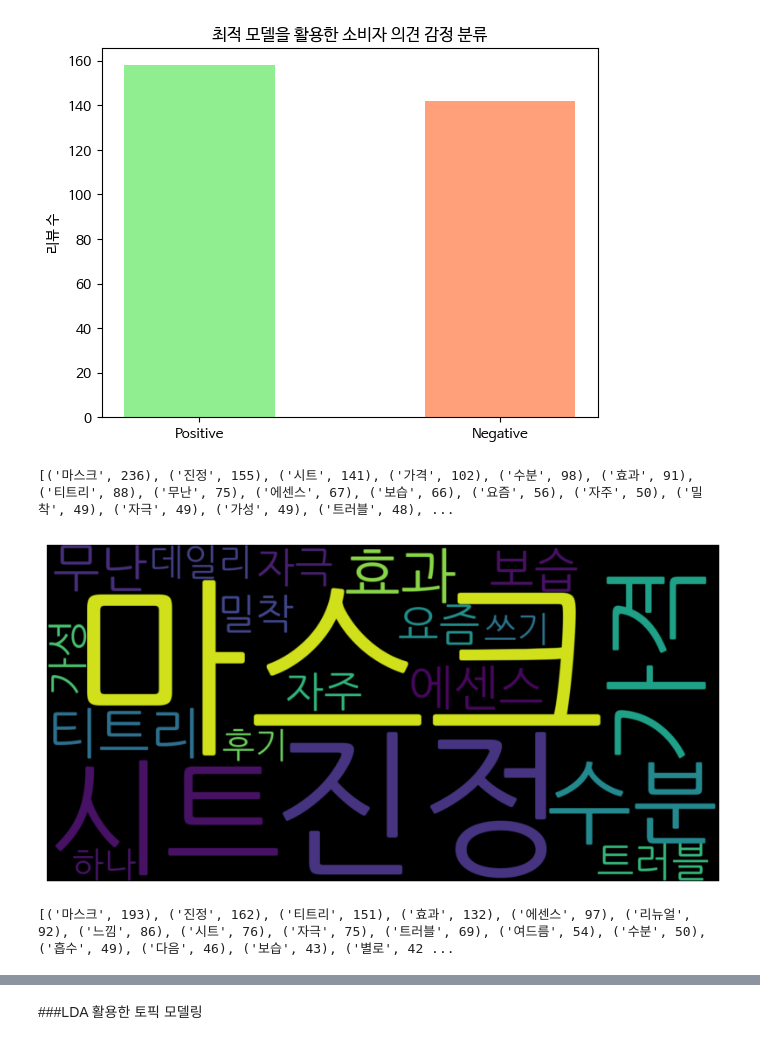
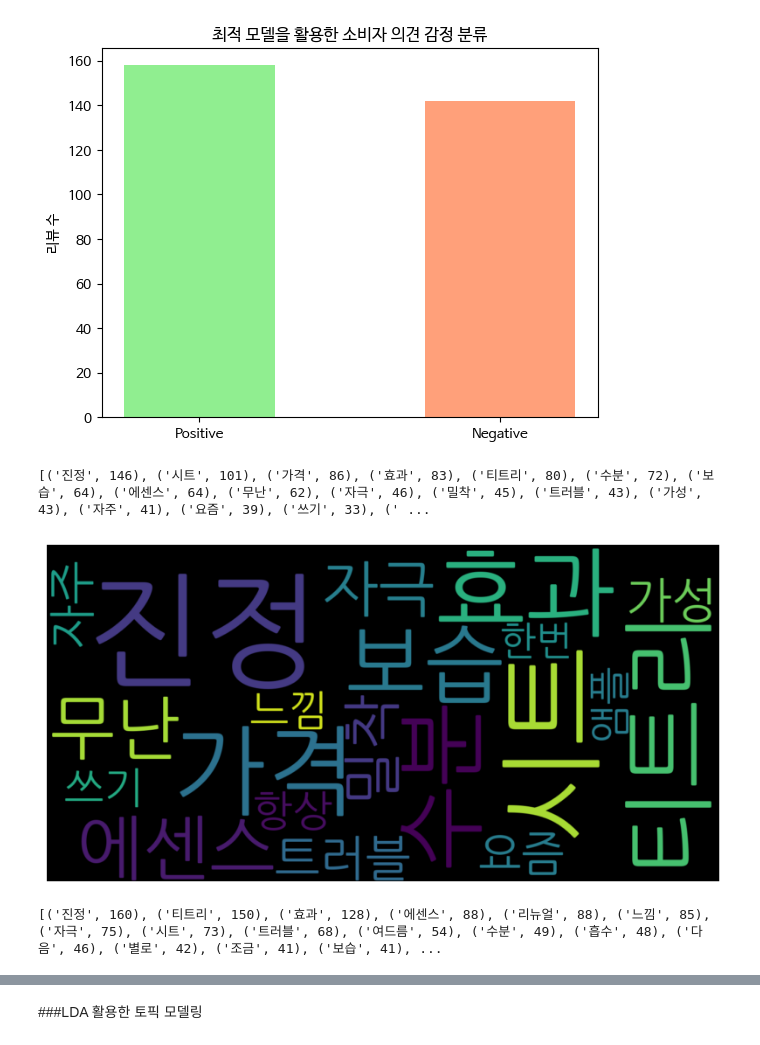
Before and after one commit to wonmyeong/nlp_colab, a Jupyter notebook: SVM_oliveyoung.ipynb, the cells around one changed output, grey strips where cells are left out. Cells and saved outputs as stored; diff of their text form; code cells hidden in the pictures.

```diff
--- a/SVM_oliveyoung.ipynb
+++ b/SVM_oliveyoung.ipynb
@@ -104,22 +113,22 @@ class PicklableOkt(Okt):
 # %% [markdown]
 ###SVC RBF 커널 활용  모델 학습
 # %%
-# from sklearn.feature_extraction.text import TfidfVectorizer
-# from sklearn.svm import SVC
-# from sklearn.pipeline import make_pipeline
-# from sklearn.model_selection import GridSearchCV
+from sklearn.feature_extraction.text import TfidfVectorizer
+from sklearn.svm import SVC
+from sklearn.pipeline import make_pipeline
+from sklearn.model_selection import GridSearchCV
 
-# # 직렬화 가능한 PickableOkt 사용하여 파이프라인 생성
-# param_grid = {
-#     'tfidfvectorizer__min_df': [1,3,5],
-#     'tfidfvectorizer__ngram_range': [(1, 1), (1, 2), (1, 3)],
-#     'svc__C': [0.1, 1, 10],
-#     'svc__gamma': [0.1, 0.01, 0.001]
-# }
+# 직렬화 가능한 PickableOkt 사용하여 파이프라인 생성
+param_grid = {
+    'tfidfvectorizer__min_df': [1,3,5],
+    'tfidfvectorizer__ngram_range': [(1, 1), (1, 2), (1, 3)],
+    'svc__C': [0.1, 1, 10],
+    'svc__gamma': [0.1, 0.01, 0.001]
+}
 
-# pipe = make_pipeline(TfidfVectorizer(tokenizer=PicklableOkt().morphs), SVC(kernel='rbf'))
-# grid = GridSearchCV(pipe, param_grid, n_jobs=-1)
-# grid.fit(text_test, y_test)
+pipe = make_pipeline(TfidfVectorizer(tokenizer=PicklableOkt().morphs), SVC(kernel='rbf'))
+grid = GridSearchCV(pipe, param_grid, n_jobs=-1)
+grid.fit(text_test, y_test)
 # %% [output]
 GridSearchCV(estimator=Pipeline(steps=[('tfidfvectorizer',
                                         TfidfVectorizer(tokenizer=<bound method Okt.morphs of <__main__.PicklableOkt object at 0x...>>)),
@@ -233,3 +238,7 @@ array([[0.779     , 0.8026    , 0.808     , 0.57946667, 0.5888    ,
 # %%
 final_olive_review = pd.read_csv("//content//drive//MyDrive//oliveyoung_paper//final_olive_review_data_df")
 final_olive_review.drop(columns={"Unnamed: 0"},inplace=True)
+print("중복 제거 전 : ", final_olive_review.shape)
+#리뷰 내용이 중복된 행 제거
+final_olive_review = final_olive_review.drop_duplicates(subset=['reviews'])
+print("중복 제거 후 : ", final_olive_review.shape)
@@ -392,10 +390,10 @@ final_neg_df['tokenized'] = final_neg_df['reviews'].apply(lambda x: [word for wo
 # %%
 #긍정 소비자 의견불용어 제거
-product_stop_words = ["피부","얼굴","구매","제품","정말","그냥","사용","다른","진짜","정도"]
+product_stop_words = ["피부","얼굴","구매","제품","정말","그냥","사용","다른","진짜","정도","마스크"]
 positive_reviews = [word for word in positive_reviews if len(word) > 1 and word not in product_stop_words]
 
 #부정 소비자 의견불용어 제거
-product_stop_words = ["피부","얼굴","구매","제품","정말","그냥","사용","다른","진짜","정도"]
+product_stop_words = ["피부","얼굴","구매","제품","정말","그냥","사용","다른","진짜","정도","마스크"]
 negative_reviews = [word for word in negative_reviews if len(word) > 1 and word not in product_stop_words]
 # %%
 
@@ -411,21 +409,21 @@ positive_reviews_word_count = Counter(positive_reviews)
 modify_counter(positive_reviews_word_count)
 
 pos_word_freq = positive_reviews_word_count.most_common(20)
-print(word_freq)
+print(pos_word_freq)
 # %% [output]
-[('마스크', 236), ('진정', 155), ('시트', 141), ('가격', 102), ('수분', 98), ('효과', 91), ('티트리', 88), ('무난', 75), ('에센스', 67), ('보습', 66), ('요즘', 56), ('자주', 50), ('밀착', 49), ('자극', 49), ('가성', 49), ('트러블', 48), ...
+[('진정', 146), ('시트', 101), ('가격', 86), ('효과', 83), ('티트리', 80), ('수분', 72), ('보습', 64), ('에센스', 64), ('무난', 62), ('자극', 46), ('밀착', 45), ('트러블', 43), ('가성', 43), ('자주', 41), ('요즘', 39), ('쓰기', 33), (' ...
 # %%
 # 워드 클라우드 생성
-wordcloud = WordCloud(width = 1600 , height = 800, font_path = '/usr/share/fonts/truetype/nanum/NanumGothic.ttf').generate_from_frequencies(dict(pos_word_freq))
+wordcloud = WordCloud(width = 1600 , height = 800,font_path = 'NanumGothic.ttf').generate_from_frequencies(dict(pos_word_freq))
 
 # 워드 클라우드 시각화
 plt.figure(figsize=(10, 5))
 plt.imshow(wordcloud, interpolation='bilinear')
 plt.axis('off')
-wordcloud.to_file("SVM_긍정 워드클라우드.png")
+wordcloud.to_file("SVM_긍정 워드클라우드_f.png")
 plt.show()
 # %% [output]
-[figure, old version]
+[figure, new version]
 # %%
 from collections import Counter
 from wordcloud import WordCloud
@@ -435,7 +433,7 @@ modify_counter(negative_reviews_word_count)
 neg_word_freq = negative_reviews_word_count.most_common(20)
 print(neg_word_freq)
 # %% [output]
-[('마스크', 193), ('진정', 162), ('티트리', 151), ('효과', 132), ('에센스', 97), ('리뉴얼', 92), ('느낌', 86), ('시트', 76), ('자극', 75), ('트러블', 69), ('여드름', 54), ('수분', 50), ('흡수', 49), ('다음', 46), ('보습', 43), ('별로', 42 ...
+[('진정', 160), ('티트리', 150), ('효과', 128), ('에센스', 88), ('리뉴얼', 88), ('느낌', 85), ('자극', 75), ('시트', 73), ('트러블', 68), ('여드름', 54), ('수분', 49), ('흡수', 48), ('다음', 46), ('별로', 42), ('조금', 41), ('보습', 41), ...
 # %%
 # 워드 클라우드 생성
 wordcloud = WordCloud(width = 1600 , height = 800, font_path = '/usr/share/fonts/truetype/nanum/NanumGothic.ttf').generate_from_frequencies(dict(neg_word_freq))
```
Also changed, not shown: parts of 16 cells of this notebook.
